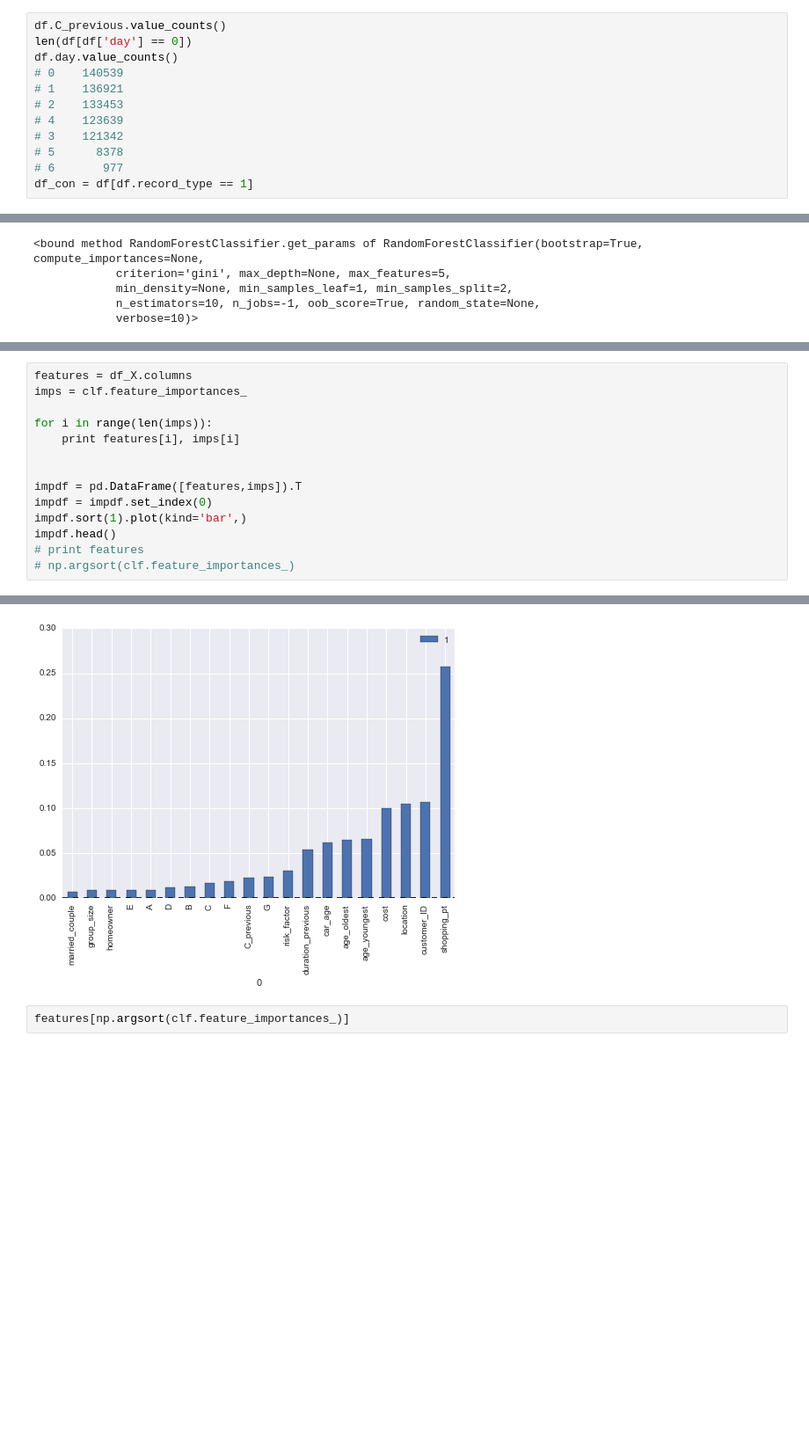
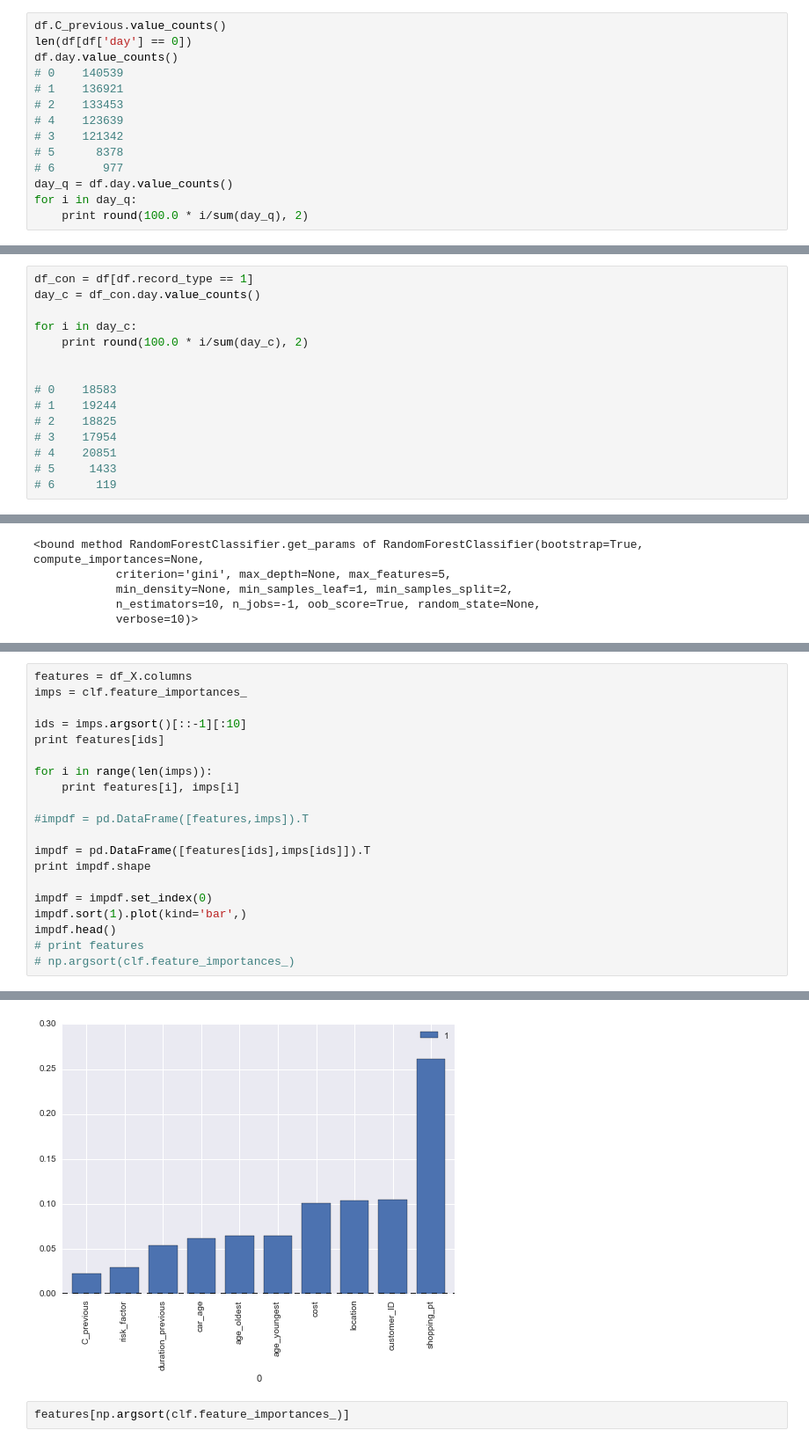
Before and after one commit to terratenney/sales360, a Jupyter notebook: notebooks/Analytics.ipynb, the cells around one changed output, grey strips where cells are left out. Shown at 88% size. Saved outputs shown, nothing was run; the diff lists cells and outputs as text; blank space fills up the shorter version.

```diff
--- a/notebooks/Analytics.ipynb
+++ b/notebooks/Analytics.ipynb
@@ -140,4 +213,6 @@ df.day.value_counts()
 # 3    121342
 # 5      8378
 # 6       977
-df_con = df[df.record_type == 1]
+day_q = df.day.value_counts()
+for i in day_q:
+    print round(100.0 * i/sum(day_q), 2)
@@ -156,0 +227,15 @@ dtype: int64
+# %%
+df_con = df[df.record_type == 1]
+day_c = df_con.day.value_counts()
+
+for i in day_c:
+    print round(100.0 * i/sum(day_c), 2)
+
+
+# 0    18583
+# 1    19244
+# 2    18825
+# 3    17954
+# 4    20851
+# 5     1433
+# 6      119
@@ -694,11 +779,17 @@ array([ 0.10666717,  0.25752692,  0.1048566 ,  0.00889526,  0.00909115,
 features = df_X.columns
 imps = clf.feature_importances_
 
+ids = imps.argsort()[::-1][:10]
+print features[ids]
+
 for i in range(len(imps)):
     print features[i], imps[i]
 
+#impdf = pd.DataFrame([features,imps]).T
 
-impdf = pd.DataFrame([features,imps]).T
+impdf = pd.DataFrame([features[ids],imps[ids]]).T
+print impdf.shape
+
 impdf = impdf.set_index(0)
 impdf.sort(1).plot(kind='bar',)
 impdf.head()
@@ -735,4 +824,4 @@ cost 0.100537472637
-[figure, old version]
+[figure, new version]
 # %%
 features[np.argsort(clf.feature_importances_)]
 # %% [output]
```
Also changed, not shown: parts of 31 cells of this notebook, 10 other files.
